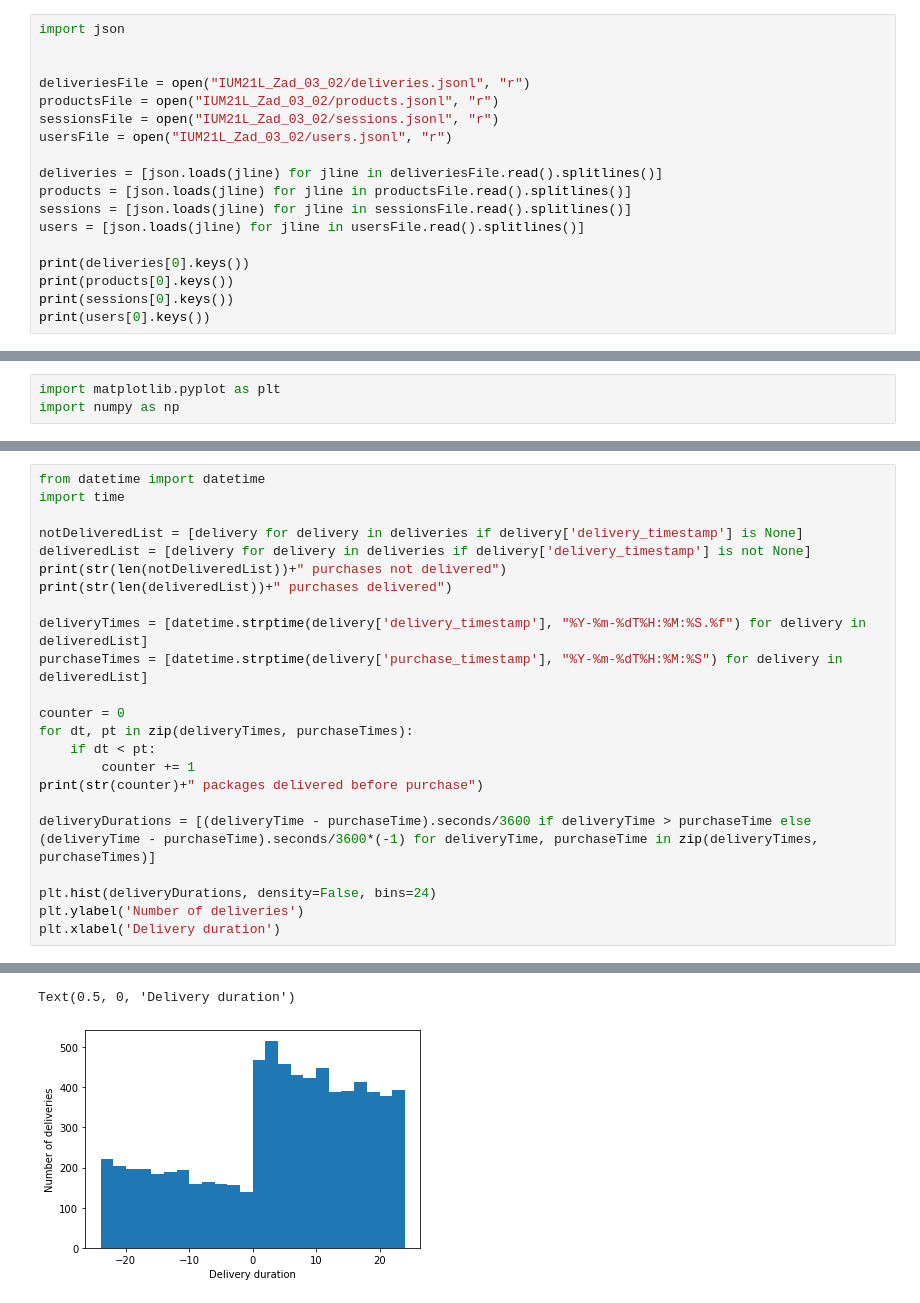
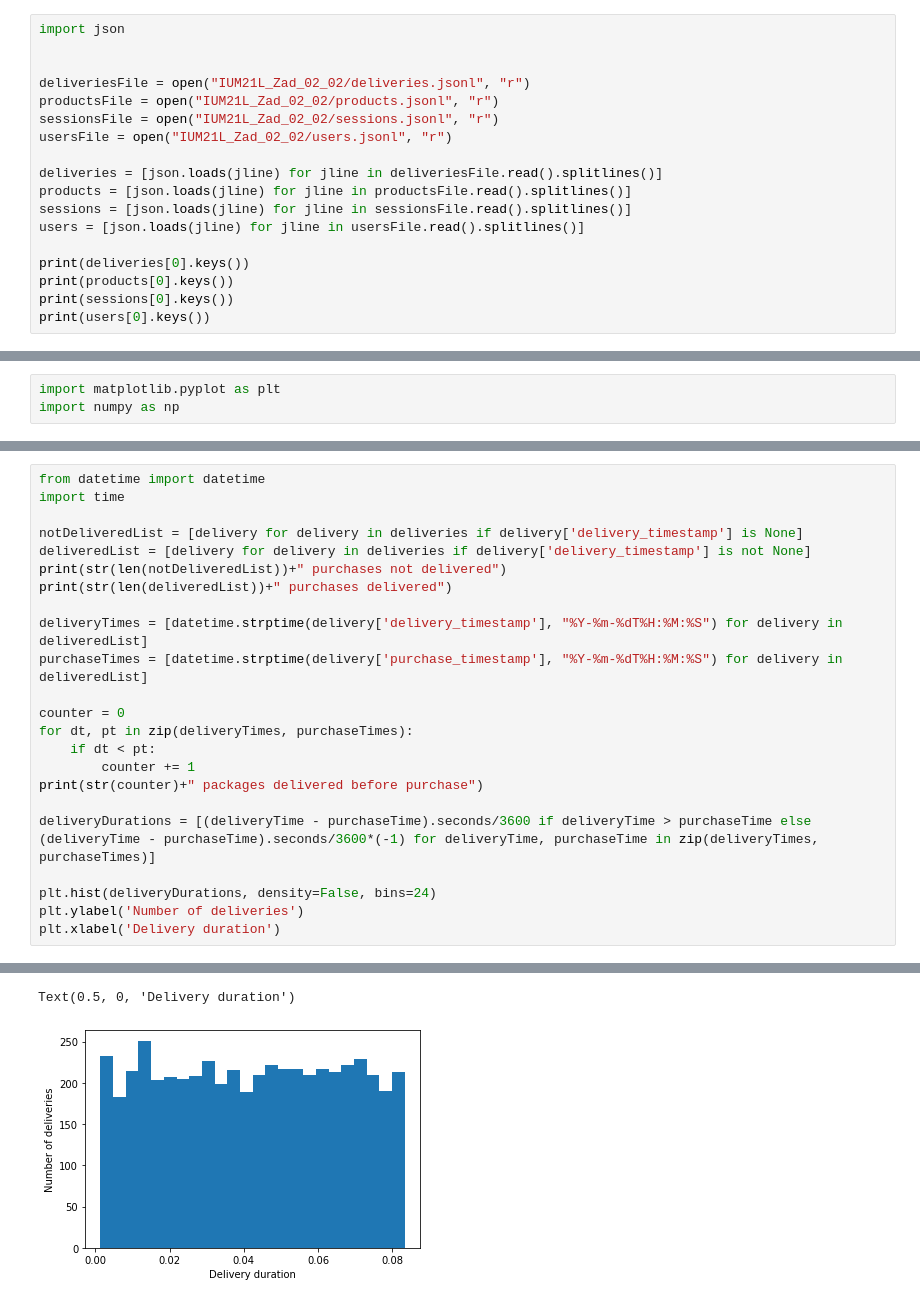
Before and after one commit to plibera/IUM_Project, a Jupyter notebook: dataAnalysis.ipynb, the cells around one changed output, grey strips where cells are left out. Saved outputs shown, nothing was run; the diff lists cells and outputs as text.

```diff
--- a/dataAnalysis.ipynb
+++ b/dataAnalysis.ipynb
@@ -6,10 +6,10 @@
 import json
 
 
-deliveriesFile = open("IUM21L_Zad_03_02/deliveries.jsonl", "r")
-productsFile = open("IUM21L_Zad_03_02/products.jsonl", "r")
-sessionsFile = open("IUM21L_Zad_03_02/sessions.jsonl", "r")
-usersFile = open("IUM21L_Zad_03_02/users.jsonl", "r")
+deliveriesFile = open("IUM21L_Zad_02_02/deliveries.jsonl", "r")
+productsFile = open("IUM21L_Zad_02_02/products.jsonl", "r")
+sessionsFile = open("IUM21L_Zad_02_02/sessions.jsonl", "r")
+usersFile = open("IUM21L_Zad_02_02/users.jsonl", "r")
 
 deliveries = [json.loads(jline) for jline in deliveriesFile.read().splitlines()]
 products = [json.loads(jline) for jline in productsFile.read().splitlines()]
@@ -62,7 +62,7 @@ deliveredList = [delivery for delivery in deliveries if delivery['delivery_times
 print(str(len(notDeliveredList))+" purchases not delivered")
 print(str(len(deliveredList))+" purchases delivered")
 
-deliveryTimes = [datetime.strptime(delivery['delivery_timestamp'], "%Y-%m-%dT%H:%M:%S.%f") for delivery in deliveredList]
+deliveryTimes = [datetime.strptime(delivery['delivery_timestamp'], "%Y-%m-%dT%H:%M:%S") for delivery in deliveredList]
 purchaseTimes = [datetime.strptime(delivery['purchase_timestamp'], "%Y-%m-%dT%H:%M:%S") for delivery in deliveredList]
 
 counter = 0
@@ -83,2 +83,2 @@ plt.xlabel('Delivery duration')
 Text(0.5, 0, 'Delivery duration')
-[figure, old version]
+[figure, new version]
```
Also changed, not shown: parts of 2 cells of this notebook, 14 other files.
